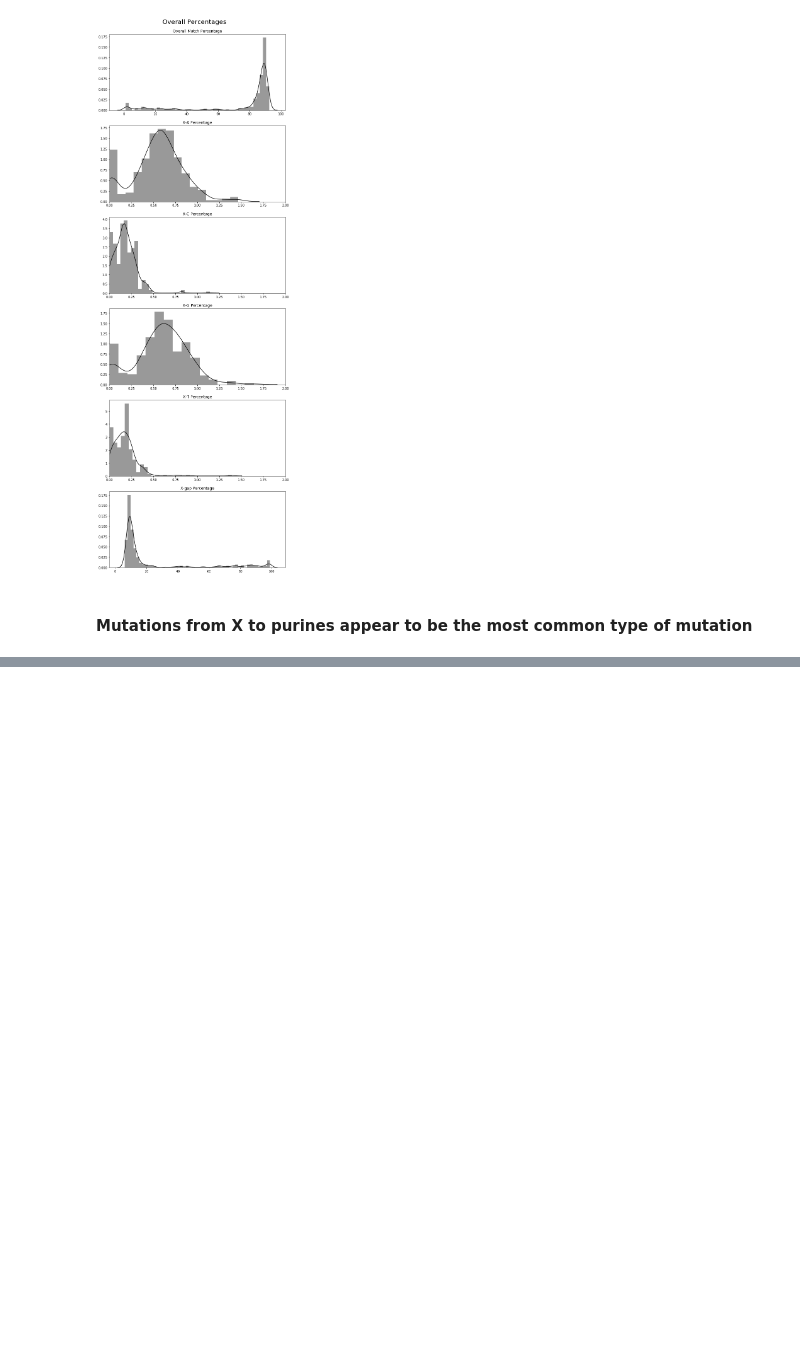
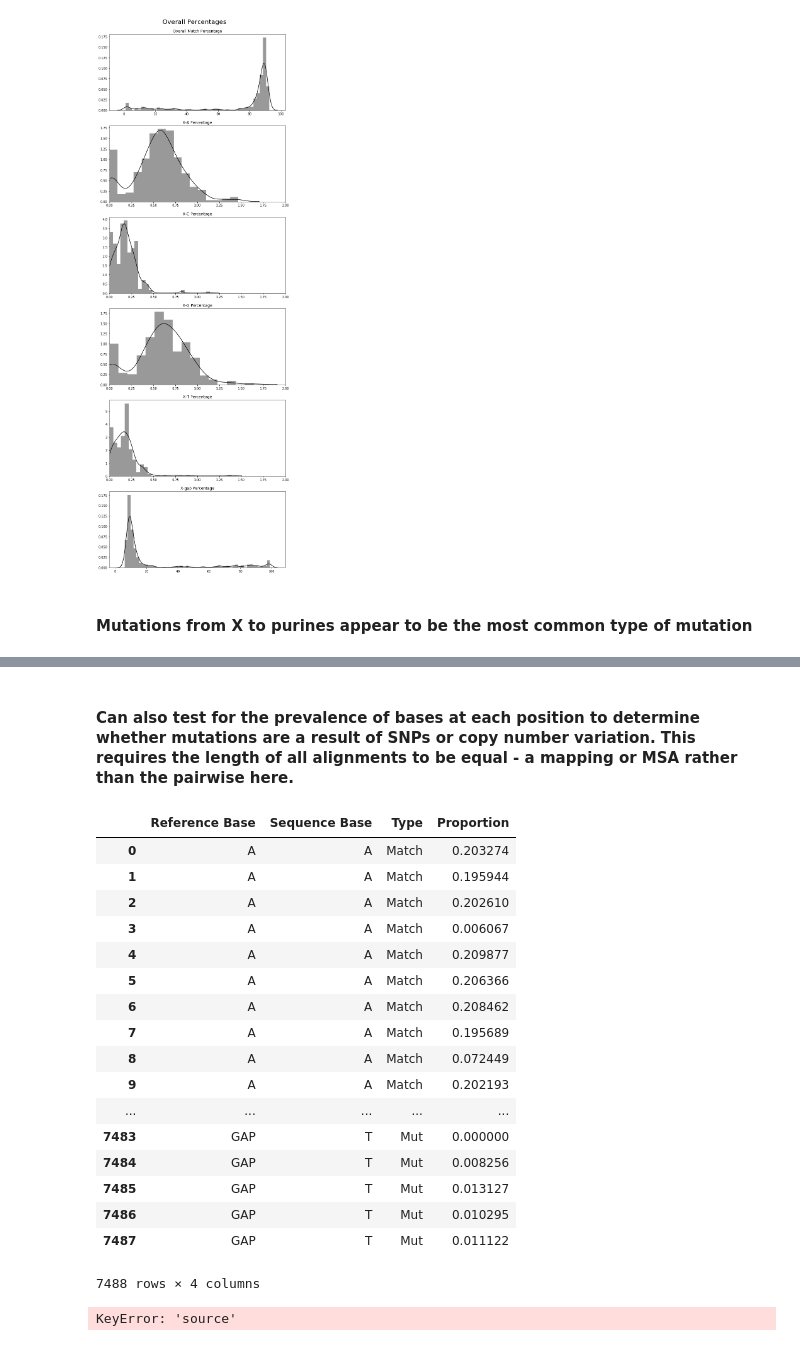
Before and after one commit to teenjes/summer_project_notebooks, a Jupyter notebook: zymo_test.ipynb, the cells around one changed output, grey strips where cells are left out. Saved outputs shown, nothing was run; the diff lists cells and outputs as text; code cells hidden in the pictures; blank space fills up the shorter version.

```diff
--- a/zymo_test.ipynb
+++ b/zymo_test.ipynb
@@ -246,6 +247,7 @@ ogp = []
 otp = []
 ogapp = []
 omatchp = []
+bad_alignment = []
 for j in dict6_seqs:
     alignments = pairwise2.align.globalms(gdict_seqs[0], j, 1, -1, -1, 0)
     total = 0
@@ -387,6 +389,8 @@ for j in dict6_seqs:
     otp.append(100*ot/total)
     ogapp.append(100*ogap/total)
     omatchp.append(100*omatch/total)
+    if (100*omatch/total) < 40:
+        bad_alignment.append(alignments)
 astats = [amatchp, acp, agp, atp, agapp]
 cstats = [cmatchp, cap, cgp, ctp, cgapp]
 gstats = [gmatchp, gap, gcp, gtp, ggapp]
@@ -433,0 +448,2 @@ for i in range(0, 6):
+# %% [markdown]
+#### Can also test for the prevalence of bases at each position to determine whether mutations are a result of SNPs or copy number variation. This requires the length of all alignments to be equal - a mapping or MSA rather than the pairwise here.
@@ -433,0 +608,2 @@ for i in range(0, 6):
+# %%
+testt = []
@@ -433,0 +663,28 @@ for i in range(0, 6):
+# %%
+oneframe = pd.DataFrame(data=testt, columns=['Reference Base', 'Sequence Base', 'Type', 'Proportion'])
+# %%
+oneframe
+# %% [output]
+|  | Reference Base | Sequence Base | Type | Proportion |
+| 0 | A | A | Match | 0.203274 |
+| 1 | A | A | Match | 0.195944 |
+| 2 | A | A | Match | 0.202610 |
+| 3 | A | A | Match | 0.006067 |
+| 4 | A | A | Match | 0.209877 |
+| 5 | A | A | Match | 0.206366 |
+| 6 | A | A | Match | 0.208462 |
+| 7 | A | A | Match | 0.195689 |
+| 8 | A | A | Match | 0.072449 |
+| 9 | A | A | Match | 0.202193 |
+| ... | ... | ... | ... | ... |
+| 7483 | GAP | T | Mut | 0.000000 |
+| 7484 | GAP | T | Mut | 0.008256 |
+| 7485 | GAP | T | Mut | 0.013127 |
+| 7486 | GAP | T | Mut | 0.010295 |
+| 7487 | GAP | T | Mut | 0.011122 |
+7488 rows × 4 columns
+# %%
+sdd=SankeyDefinition(nodes, bundles, ordering)
+weave(sdd, oneframe).to_widget(**size)
+# %% [output]
+KeyError: 'source'
```
Also changed, not shown: parts of 8 cells of this notebook.
